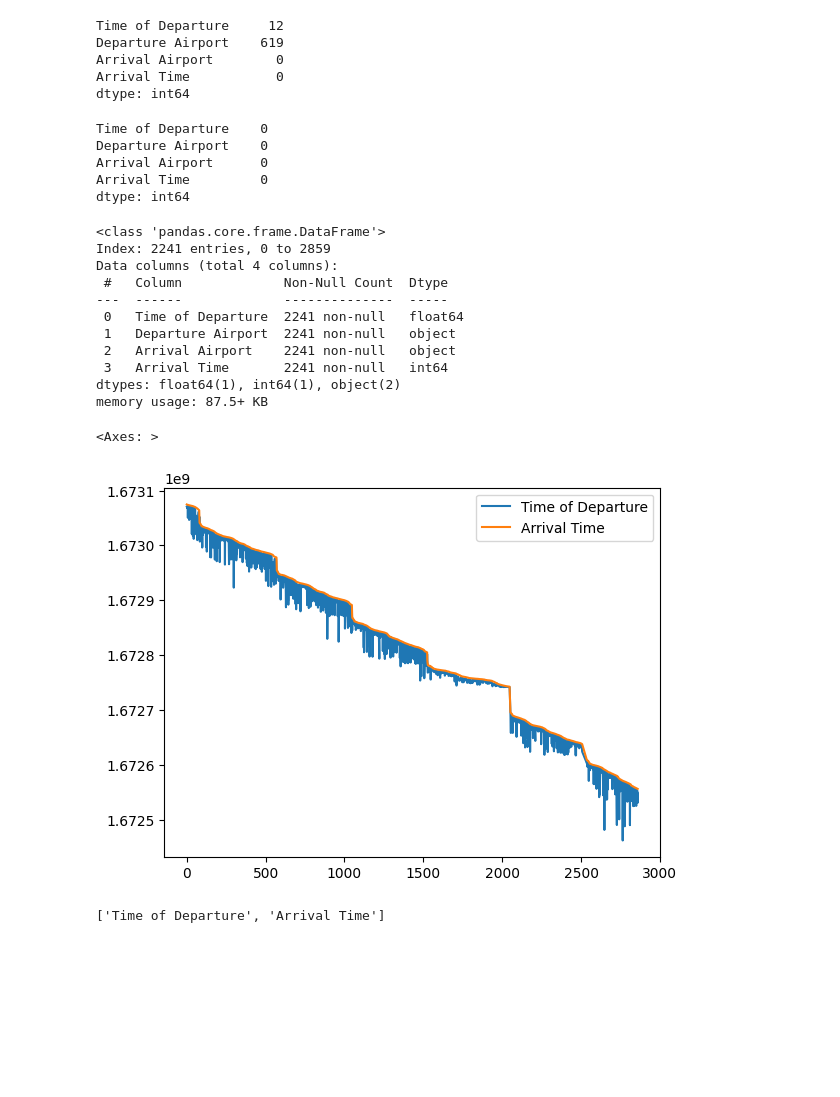
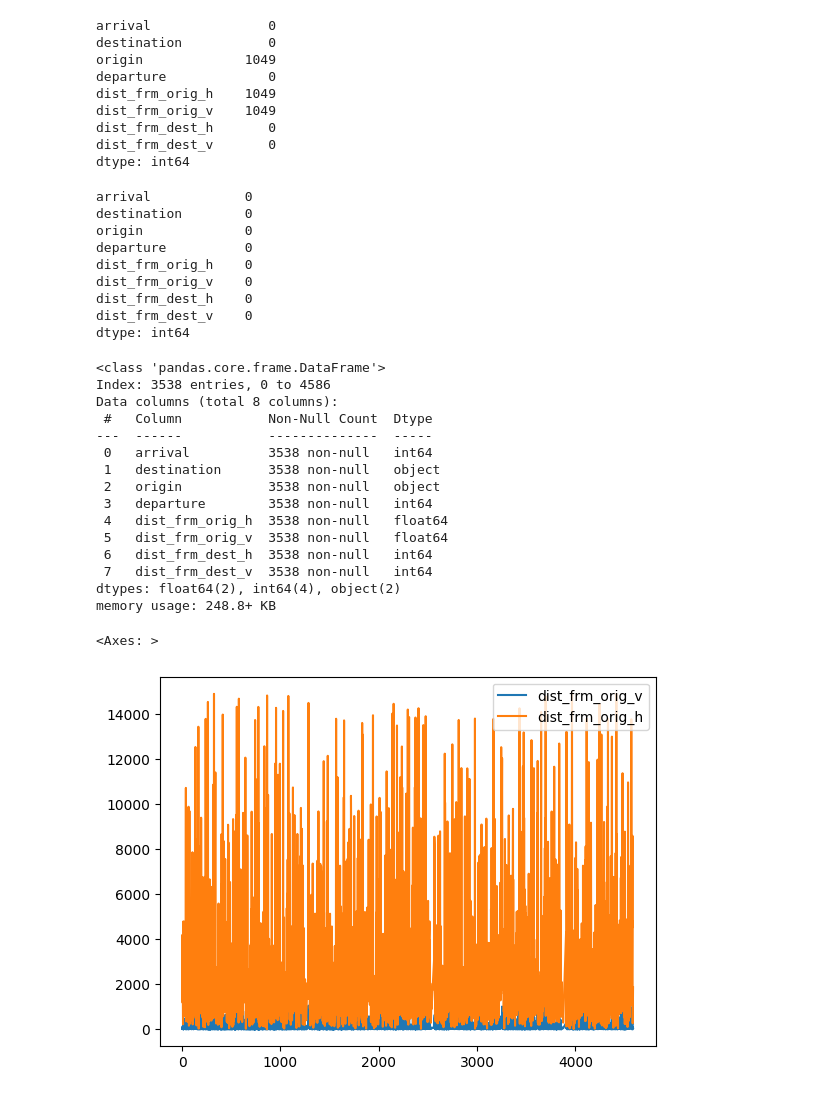
Before and after one commit to steven-midgley/project_one, a Jupyter notebook: notebooks/arrivals.ipynb, the cells around one changed output. Cells and saved outputs as stored; diff of their text form; code cells hidden in the pictures; blank space fills up the shorter version.

```diff
--- a/notebooks/arrivals.ipynb
+++ b/notebooks/arrivals.ipynb
@@ -46,43 +64,50 @@ Arrival Time           0
 dtype: int64
 # %%
-df.isna().sum()
+arv_df.isna().sum()
 # %% [output]
-Time of Departure     12
-Departure Airport    619
-Arrival Airport        0
-Arrival Time           0
+arrival               0
+destination           0
+origin             1049
+departure             0
+dist_frm_orig_h    1049
+dist_frm_orig_v    1049
+dist_frm_dest_h       0
+dist_frm_dest_v       0
 dtype: int64
 # %%
-df = df.dropna(how="any")
+arv_df = arv_df.dropna(how="any")
 # %%
-df.isna().sum()
+arv_df.isna().sum()
 # %% [output]
-Time of Departure    0
-Departure Airport    0
-Arrival Airport      0
-Arrival Time         0
+arrival            0
+destination        0
+origin             0
+departure          0
+dist_frm_orig_h    0
+dist_frm_orig_v    0
+dist_frm_dest_h    0
+dist_frm_dest_v    0
 dtype: int64
 # %%
-df.info()
+arv_df.info()
 # %% [output]
 <class 'pandas.core.frame.DataFrame'>
-Index: 2241 entries, 0 to 2859
-Data columns (total 4 columns):
- #   Column             Non-Null Count  Dtype
----  ------             --------------  -----
- 0   Time of Departure  2241 non-null   float64
- 1   Departure Airport  2241 non-null   object
- 2   Arrival Airport    2241 non-null   object
- 3   Arrival Time       2241 non-null   int64
-dtypes: float64(1), int64(1), object(2)
-memory usage: 87.5+ KB
+Index: 3538 entries, 0 to 4586
+Data columns (total 8 columns):
+ #   Column           Non-Null Count  Dtype
+---  ------           --------------  -----
+ 0   arrival          3538 non-null   int64
+ 1   destination      3538 non-null   object
+ 2   origin           3538 non-null   object
+ 3   departure        3538 non-null   int64
+ 4   dist_frm_orig_h  3538 non-null   float64
+ 5   dist_frm_orig_v  3538 non-null   float64
+ 6   dist_frm_dest_h  3538 non-null   int64
+ 7   dist_frm_dest_v  3538 non-null   int64
+dtypes: float64(2), int64(4), object(2)
+memory usage: 248.8+ KB
-# %%
-df.plot()
-# %% [output]
-<Axes: >
-[figure, removed]
-# %%
-something = dh.normalize_time()
-print(something)
-# %% [output]
-['Time of Departure', 'Arrival Time']
+# %%
+arv_df[["dist_frm_orig_v", "dist_frm_orig_h"]].plot()
+# %% [output]
+<Axes: >
+[figure, added]
```
Also changed, not shown: parts of 8 cells of this notebook, 9 other files.
